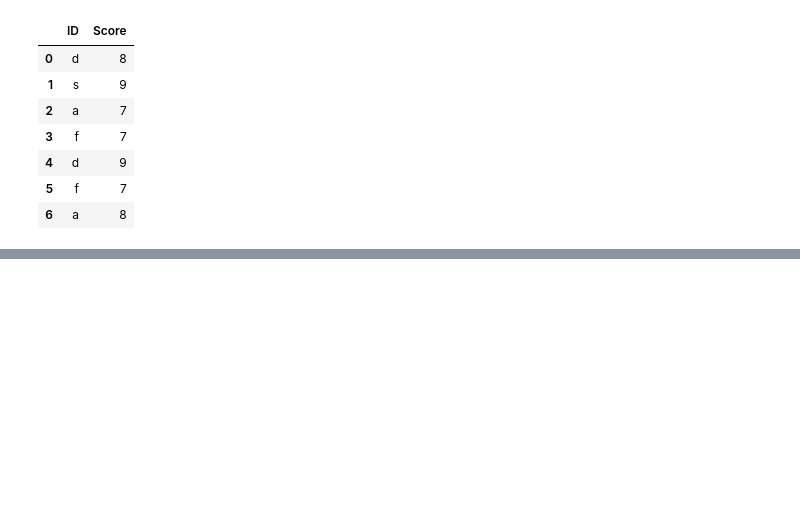
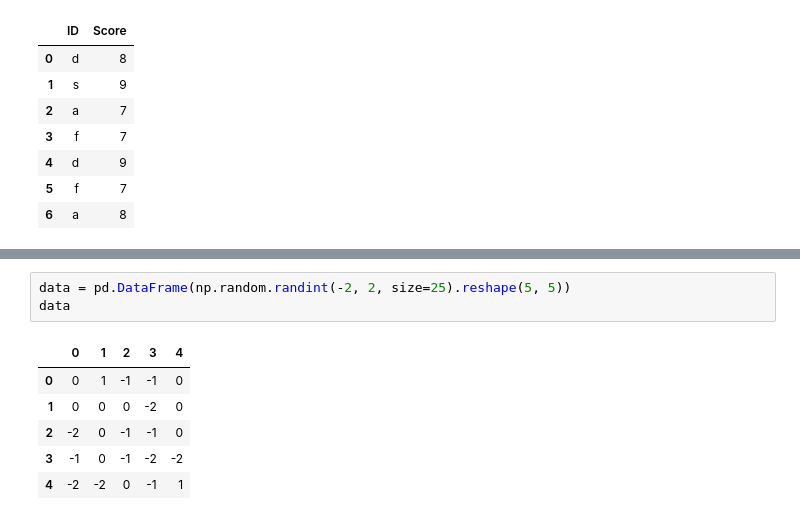
Before and after one commit to McJevons/jupyter-notebook, a Jupyter notebook: 数据清洗和准备（一）.ipynb, the cells around one changed output, grey strips where cells are left out. Drawn from its saved outputs; the diff is of its cells as text; blank space fills up the shorter version.

```diff
--- a/数据清洗和准备（一）.ipynb
+++ b/数据清洗和准备（一）.ipynb
@@ -254,0 +265,10 @@ data['ID'].map(d)
+# %%
+data = pd.DataFrame(np.random.randint(-2, 2, size=25).reshape(5, 5))
+data
+# %% [output]
+|  | 0 | 1 | 2 | 3 | 4 |
+| 0 | 0 | 1 | -1 | -1 | 0 |
+| 1 | 0 | 0 | 0 | -2 | 0 |
+| 2 | -2 | 0 | -1 | -1 | 0 |
+| 3 | -1 | 0 | -1 | -2 | -2 |
+| 4 | -2 | -2 | 0 | -1 | 1 |
```
Also changed, not shown: parts of 22 cells of this notebook.
